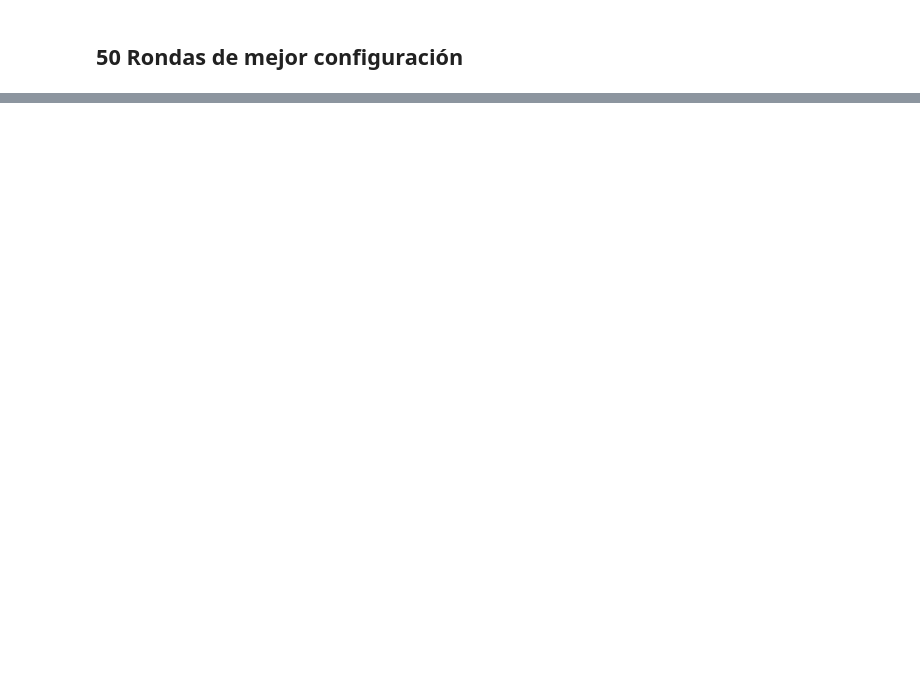
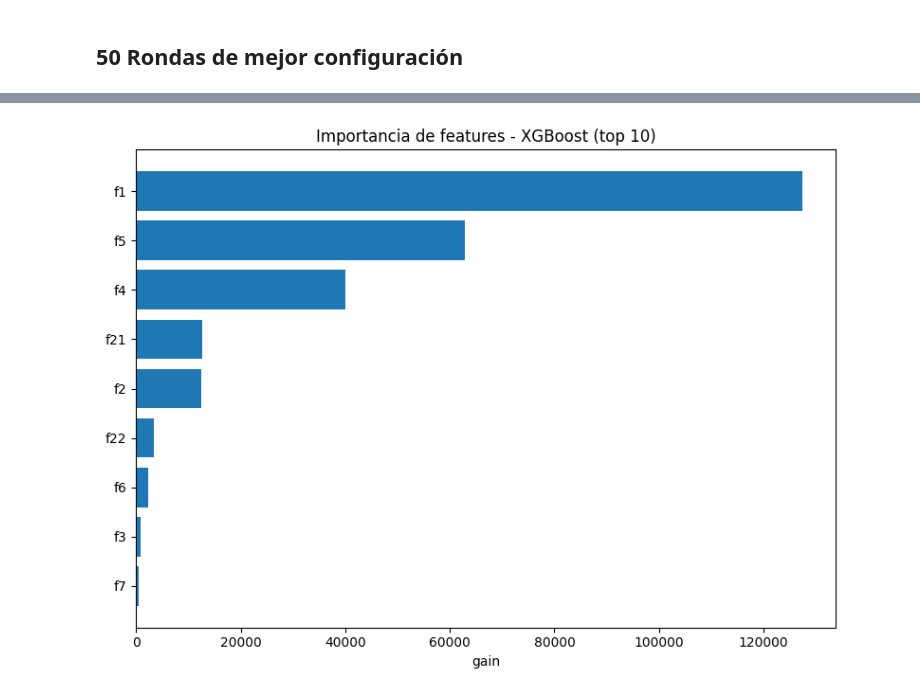
Before and after one commit to hugodlm03/Codigo-Aplicacion-de-Aprendizaje-Federado, a Jupyter notebook: hfedxgboost/hfedxgboostAdidas.ipynb, the cells around one changed output, grey strips where cells are left out. Drawn from its saved outputs; the diff is of its cells as text; code cells hidden in the pictures; blank space fills up the shorter version.

Commit message:
Todos modelos de FedXGBllr guardados

```diff
--- a/hfedxgboost/hfedxgboostAdidas.ipynb
+++ b/hfedxgboost/hfedxgboostAdidas.ipynb
@@ -335,0 +518,82 @@ print("💥 STDERR:\n", result.stderr)
+# %%
+# Código en notebook para visualizar XGBoost y CNN directamente
+
+import matplotlib.pyplot as plt
+import xgboost as xgb
+import torch
+
+# --- XGBoost ---
+# 1. Cargar booster y verificar número de árboles
+xgb_model_path = 'save_mejor_modelo/global/trees/tree_agg_client_0_r85.json'
+booster = xgb.Booster()
+booster.load_model(xgb_model_path)
+dumps = booster.get_dump(with_stats=True)
+n_trees = len(dumps)
+print(f"El modelo contiene {n_trees} árboles en total.")
+
+# Selección de índice: si está fuera de rango, usar el último
+tree_index = 85
+if tree_index < 0 or tree_index >= n_trees:
+    print(f"Índice {tree_index} fuera de rango. Mostrando último árbol (índice {n_trees-1}).")
+    tree_index = n_trees - 1
+
+# 2. Graficar o volcado textual del árbol
+try:
+    plt.figure(figsize=(20, 10))
+    xgb.plot_tree(booster, num_trees=idx)
+    plt.title(f"Árbol índice {idx}")
+    plt.show()
+except Exception as e:
+    plt.close()  # <<< cierra el lienzo vacío
+    print(f"Error al graficar árbol {idx}: {e}")
+    print(dumps[idx])
+
+
+# 3. Mostrar importancia de features (tipo: gain) top 10
+type_importance = 'gain'
+scores = booster.get_score(importance_type=type_importance)
+items = sorted(scores.items(), key=lambda x: x[1], reverse=True)[:10]
+features, values = zip(*items)
+
+plt.figure(figsize=(8, 6))
+plt.barh(features[::-1], values[::-1])
+plt.xlabel(type_importance)
+plt.title('Importancia de features - XGBoost (top 10)')
+plt.tight_layout()
+plt.show()
+
+# --- CNN ---
+# 4. Cargar checkpoint y extraer state_dict
+cnn_model_path = 'save_mejor_modelo/global/cnns/cnn_global_round_90.pt'
+ckpt = torch.load(cnn_model_path, map_location='cpu')
+# Detectar si es state_dict directo o diccionario con key
+if isinstance(ckpt, dict) and 'model_state_dict' in ckpt:
+    state_dict = ckpt['model_state_dict']
+elif isinstance(ckpt, dict) and all(isinstance(v, torch.Tensor) for v in ckpt.values()):
+    state_dict = ckpt
+else:
+    # Ajustar según formato de checkpoint
+    state_dict = ckpt
+
+# 5. Listar capas y formas\ nprint("Capas en el checkpoint:")
+for key, tensor in state_dict.items():
+    print(f"{key}: {tuple(tensor.shape)}")
+
+# 6. Visualizar pesos del primer filtro conv (buscar key con 'conv')
+conv_keys = [k for k, v in state_dict.items() if 'conv' in k and v.ndim > 1]
+if conv_keys:
+    first_conv = state_dict[conv_keys[0]].cpu().numpy().flatten()
+    plt.figure()
+    plt.plot(first_conv)
+    plt.title(f"Pesos del filtro {conv_keys[0]}")
+    plt.xlabel('Índice de peso')
+    plt.ylabel('Valor de peso')
+    plt.show()
+else:
+    print("No se encontraron capas convolucionales en el checkpoint.")
+
+for i in range(min(4, weights.shape[0])):
+    plt.plot(weights[i,0,:], label=f"filtro {i}")
+plt.legend()
+plt.show()
+# %% [output]
@@ -335,0 +618 @@ print("💥 STDERR:\n", result.stderr)
+[figure, added]
```
Also changed, not shown: parts of 15 cells of this notebook, 9 other files.
